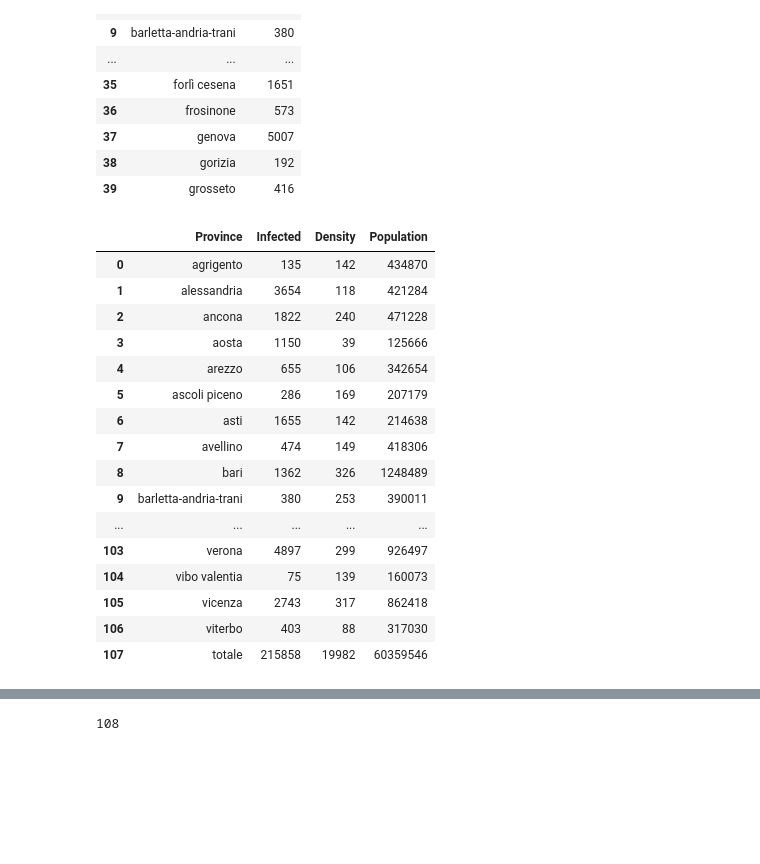
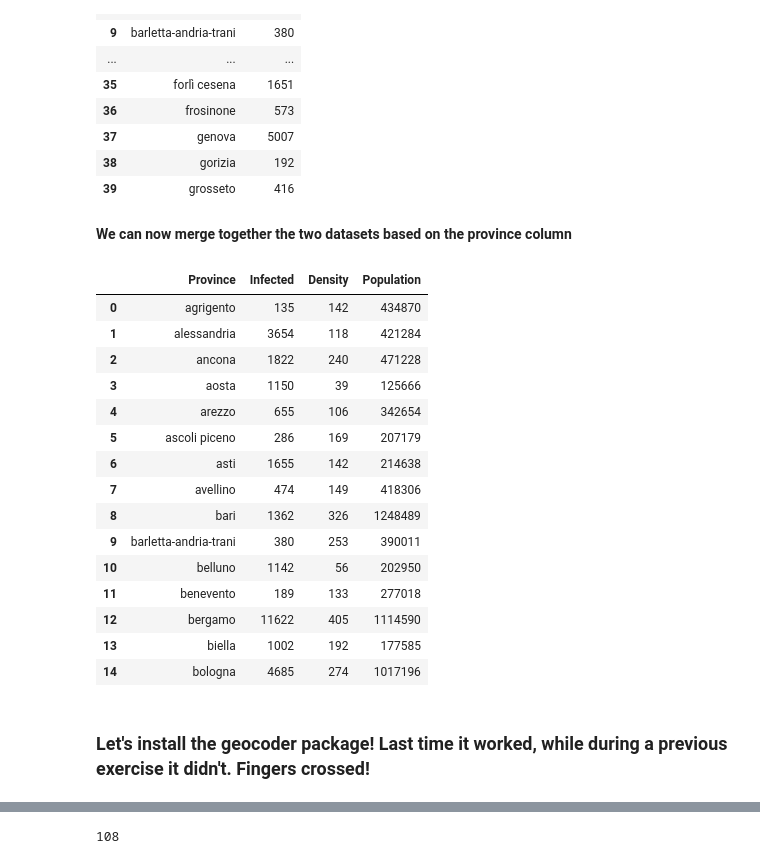
Before and after one commit to EmanueleLanzani/Coursera_Capstone, a Jupyter notebook: Covid - 19 Phase Two.ipynb, the cells around one changed output, grey strips where cells are left out. Cells and saved outputs as stored; diff of their text form; code cells hidden in the pictures; blank space fills up the shorter version.

```diff
--- a/Covid - 19 Phase Two.ipynb
+++ b/Covid - 19 Phase Two.ipynb
@@ -311,28 +313,31 @@ inf_df3.head(40)
 | 37 | genova | 5007 |
 | 38 | gorizia | 192 |
 | 39 | grosseto | 416 |
+# %% [markdown]
+**We can now merge together the two datasets based on the province column**
 # %%
 df5 = pd.merge(inf_df3, df4, on='Province', how='inner')
 # %%
-df5.head(150)
+df5.head(15)
 # %% [output]
 |  | Province | Infected | Density | Population |
 | 0 | agrigento | 135 | 142 | 434870 |
 | 1 | alessandria | 3654 | 118 | 421284 |
 | 2 | ancona | 1822 | 240 | 471228 |
 | 3 | aosta | 1150 | 39 | 125666 |
 | 4 | arezzo | 655 | 106 | 342654 |
 | 5 | ascoli piceno | 286 | 169 | 207179 |
 | 6 | asti | 1655 | 142 | 214638 |
 | 7 | avellino | 474 | 149 | 418306 |
 | 8 | bari | 1362 | 326 | 1248489 |
 | 9 | barletta-andria-trani | 380 | 253 | 390011 |
-| ... | ... | ... | ... | ... |
-| 103 | verona | 4897 | 299 | 926497 |
-| 104 | vibo valentia | 75 | 139 | 160073 |
-| 105 | vicenza | 2743 | 317 | 862418 |
-| 106 | viterbo | 403 | 88 | 317030 |
-| 107 | totale | 215858 | 19982 | 60359546 |
+| 10 | belluno | 1142 | 56 | 202950 |
+| 11 | benevento | 189 | 133 | 277018 |
+| 12 | bergamo | 11622 | 405 | 1114590 |
+| 13 | biella | 1002 | 192 | 177585 |
+| 14 | bologna | 4685 | 274 | 1017196 |
+# %% [markdown]
+### Let's install the geocoder package! Last time it worked, while during a previous exercise it didn't. Fingers crossed!
 # %%
 !pip install geocoder
 # %% [output]
```
Also changed, not shown: parts of 33 cells of this notebook.
